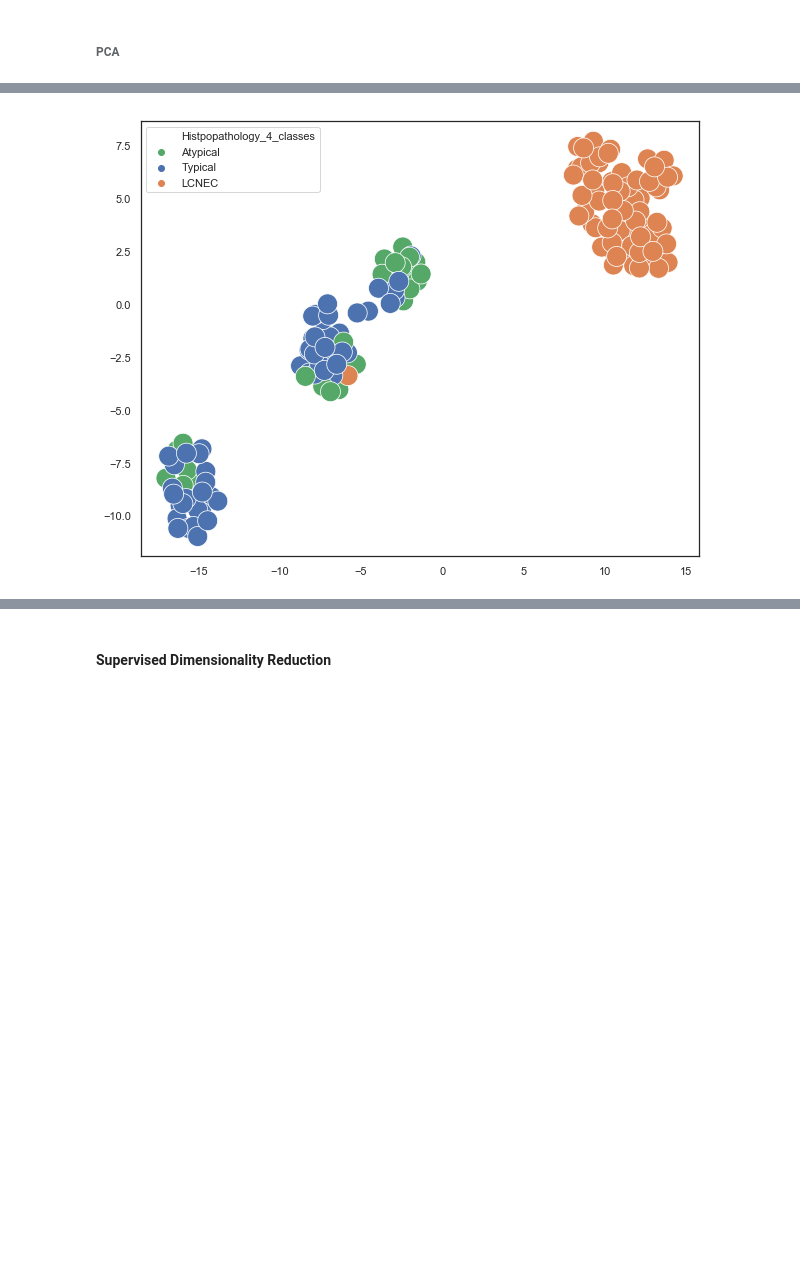
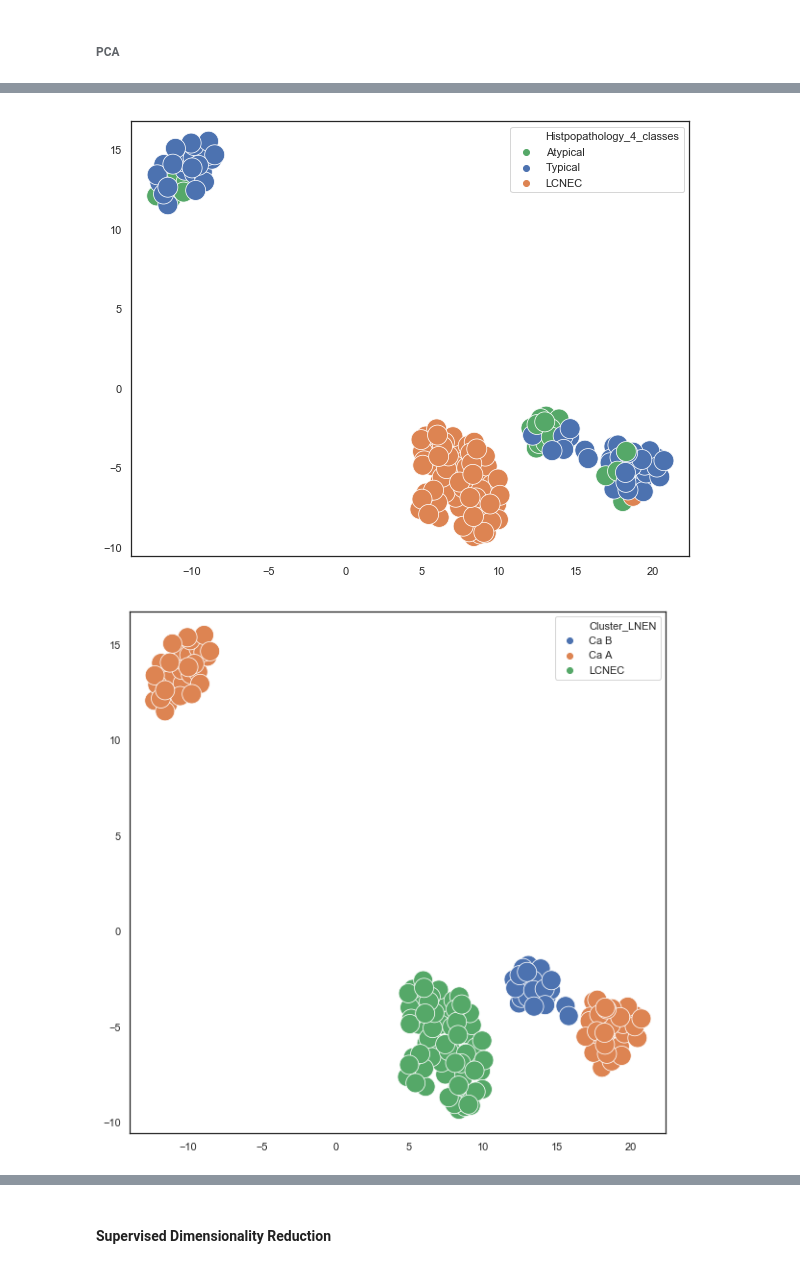
Before and after one commit to emathian/pulmonary_carcinoid, a Jupyter notebook: pulmonary_carcinoids/pulmonary_carcinoids_CODE/comparaison_maps/umap_learn.ipynb, the cells around one changed output, grey strips where cells are left out. Saved outputs shown, nothing was run; the diff lists cells and outputs as text; code cells hidden in the pictures; blank space fills up the shorter version.

```diff
--- a/pulmonary_carcinoids/pulmonary_carcinoids_CODE/comparaison_maps/umap_learn.ipynb
+++ b/pulmonary_carcinoids/pulmonary_carcinoids_CODE/comparaison_maps/umap_learn.ipynb
@@ -111,7 +118,7 @@ coords_mofa_expr_lnen = pd.read_csv("MOFA_Expr_coord_sort.txt", sep="\t")
 data_lv_50_type3.head
 
 ml_pred  = pd.read_csv("ML_pred_fig1_df.tsv", sep="\t")
-
+cluster_lnen  = pd.read_csv("cluster_LNEN.tsv", sep="\t")
 
 coords_mofa_expr_lnen.head()
 Sample_ID_df =pd.DataFrame(data_lv_50_type3["Sample_ID"] )
@@ -120,3 +127,5 @@ coords_mofa_expr_lnen = coords_mofa_expr_lnen_v2
 
 spatial_attributes = pd.read_csv("Spatial_analysis_attribute.tsv", sep="\t")
 spatial_attributes.head()
+spatial_attributes = spatial_attributes.iloc[:,1:4]
+spatial_attributes.head()
@@ -123,7 +139,7 @@ spatial_attributes.head()
 # %% [markdown]
 **Set labels**
 # %%
-lv_50_type = data_lv_50_type3.iloc[:,6399]
+lv_50_type = data_lv_50_type3.iloc[:,6010]
 typeN  = []
 for i in range(len(lv_50_type)):
     if lv_50_type[i]== 'Atypical':
@@ -154,13 +177,21 @@ plt.show()
 # %%
 palette ={"Typical":"C0","LCNEC":"C1","Atypical":"C2"}
 sns.set(style='white', rc={'figure.figsize':(10,8)})
-lv_50_data = data_lv_50_type3.iloc[:,1:6398]
+lv_50_data = data_lv_50_type3.iloc[:,1:6010]
 #lv_50_type = data_lv_50_type3.iloc[:,6399]
 standard_embedding = umap.UMAP(min_dist=1).fit_transform(lv_50_data)
 sns.scatterplot(x=standard_embedding[:, 0], y=standard_embedding[:, 1], s=400, hue=lv_50_type, palette=palette)
 plt.show()
+
+
+
+sns.set(style='white', rc={'figure.figsize':(10,10)})
+sns.scatterplot(x=standard_embedding[:, 0], y=standard_embedding[:, 1],  hue=cluster_lnen.iloc[:,1] ,s=400)
+#plt.title("Training data set on PCA coords",  fontsize=20)
+plt.show()
 # %% [output]
-[figure, old version]
+[figure, new version]
+[figure, added]
 # %%
 palette ={"Typical":"C0","LCNEC":"C1","Atypical":"C2", "Unclassified":"C3"}
 edges_col = []
```
Also changed, not shown: parts of 80 cells of this notebook.
